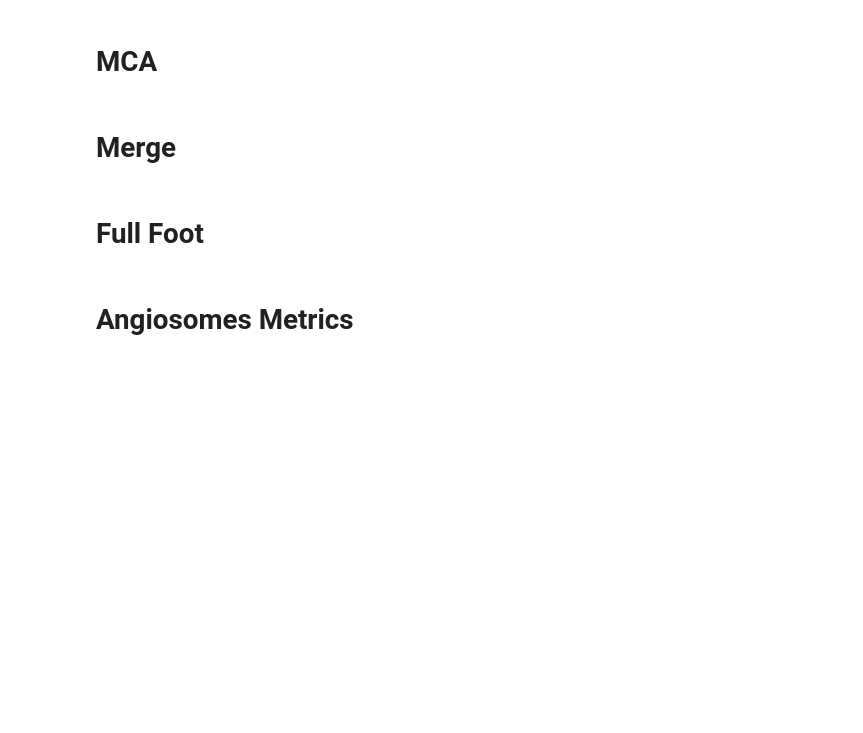
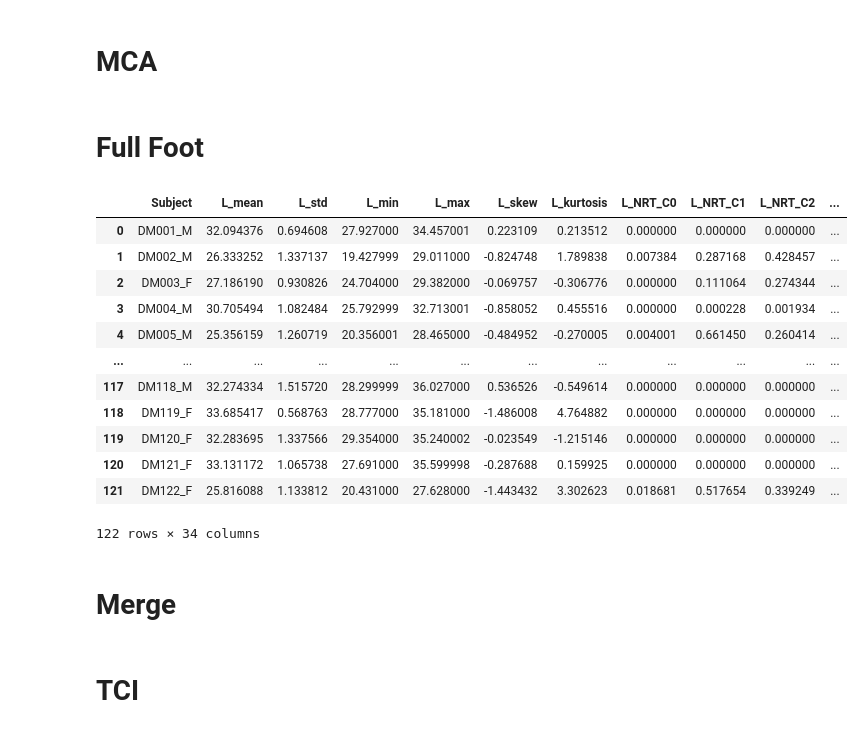
Before and after one commit to mt4sd/DFUFeatureRankingByVariationalDropout, a Jupyter notebook: test.ipynb, the cells around one changed output. Drawn from its saved outputs; the diff is of its cells as text; code cells hidden in the pictures; blank space fills up the shorter version.

Commit message:
Feature extraction from INAOE dataset

```diff
--- a/test.ipynb
+++ b/test.ipynb
@@ -74,5 +30,5 @@ def thermal_change_index(data: np.ndarray, angiosom: np.ndarray):
 # %%
-dm_group = False
+dm_group = True
 save_path = 'data/DM' if dm_group else 'data/CG'
 
 dataset = INAOEDataset(config.INAOE_DATASET_DIR, dm_group=dm_group)
@@ -90,12 +46,12 @@ def get_metrics(dataset, data:DFUData):
     expected_temerature_data = []
     hot_spot_data = []
     metrics = []
+    nrt_c0, nrt_c1, nrt_c2, nrt_c3, nrt_c4, nrt_c5, nrt_c6, nrt_c7 = [], [], [], [], [], [], [], []
 
     fulldata = None
     for idx in range(len(dataset)):
-        # data = dataset.get_subject(idx, data).to_numpy()
         subject_data = dataset.get_subject(idx, data).to_numpy()
-        subject_data = subject_data[subject_data>18] # Remove background
+        subject_data = subject_data[subject_data>18] # Remove background, temperatures lower than 18 are considered outliers!
         mean_data.append(subject_data.mean())
         std_data.append(subject_data.std())
         max_data.append(subject_data.max())
@@ -104,6 +60,19 @@ def get_metrics(dataset, data:DFUData):
         kurtosis_data.append(kurtosis(subject_data))
 
         hist, _ = np.histogram(subject_data, bins=config.EXPECTED_VALUE_INTERVAL)
+
+        # NRTClass
+        nrt_class = hist / hist.sum()
+        nrt_c0.append(nrt_class[0])
+        nrt_c1.append(nrt_class[1])
+        nrt_c2.append(nrt_class[2])
+        nrt_c3.append(nrt_class[3])
+        nrt_c4.append(nrt_class[4])
+        nrt_c5.append(nrt_class[5])
+        nrt_c6.append(nrt_class[6])
+        nrt_c7.append(nrt_class[7])
+
+        # Expected Temperature (ET) and Hot Spot Estimator
         expected_temerature_data.append(estimated_temperature(hist, config.EXPECTED_VALUE_CLUSTER))
         hot_spot_data.append(hot_spot_estimator(hist, config.EXPECTED_VALUE_CLUSTER))
 
@@ -114,8 +83,16 @@ def get_metrics(dataset, data:DFUData):
         '{}_max'.format(data.name): max_data,
         '{}_skew'.format(data.name): skew_data,
         '{}_kurtosis'.format(data.name): kurtosis_data,
+        '{}_NRT_C0'.format(data.name): nrt_c0,
+        '{}_NRT_C1'.format(data.name): nrt_c1,
+        '{}_NRT_C2'.format(data.name): nrt_c2,
+        '{}_NRT_C3'.format(data.name): nrt_c3,
+        '{}_NRT_C4'.format(data.name): nrt_c4,
+        '{}_NRT_C5'.format(data.name): nrt_c5,
+        '{}_NRT_C6'.format(data.name): nrt_c6,
+        '{}_NRT_C7'.format(data.name): nrt_c7,
         '{}_HSE'.format(data.name): hot_spot_data,
-        '{}_ET'.format(data.name): expected_temerature_data
+        '{}_ET'.format(data.name): expected_temerature_data,
     }
 
     return pd.DataFrame(metrics)
@@ -189,6 +140,33 @@ ETD = estimated_temperature_difference(mca_metrics['L_MCA_ET'], mca_metrics['R_M
 mca_metrics['MCA_ETD'] = ETD
 
 mca_metrics.to_csv(os.path.join(save_path, 'MCA/MCA_metrics.csv'), index=False)
+# %% [markdown]
+# Full Foot
+# %%
+l_metrics = get_metrics(dataset, DFUData.L)
+r_metrics = get_metrics(dataset, DFUData.R)
+
+full_metrics = pd.merge(l_metrics, r_metrics, on='Subject')
+ETD = estimated_temperature_difference(full_metrics['L_ET'], full_metrics['R_ET'])
+full_metrics['Foot_ETD'] = ETD
+
+full_metrics.to_csv(os.path.join(save_path, 'Full/Full_metrics.csv'), index=False)
+# %%
+full_metrics
+# %% [output]
+|  | Subject | L_mean | L_std | L_min | L_max | L_skew | L_kurtosis | L_NRT_C0 | L_NRT_C1 | L_NRT_C2 | ... |
+| 0 | DM001_M | 32.094376 | 0.694608 | 27.927000 | 34.457001 | 0.223109 | 0.213512 | 0.000000 | 0.000000 | 0.000000 | ... |
+| 1 | DM002_M | 26.333252 | 1.337137 | 19.427999 | 29.011000 | -0.824748 | 1.789838 | 0.007384 | 0.287168 | 0.428457 | ... |
+| 2 | DM003_F | 27.186190 | 0.930826 | 24.704000 | 29.382000 | -0.069757 | -0.306776 | 0.000000 | 0.111064 | 0.274344 | ... |
+| 3 | DM004_M | 30.705494 | 1.082484 | 25.792999 | 32.713001 | -0.858052 | 0.455516 | 0.000000 | 0.000228 | 0.001934 | ... |
+| 4 | DM005_M | 25.356159 | 1.260719 | 20.356001 | 28.465000 | -0.484952 | -0.270005 | 0.004001 | 0.661450 | 0.260414 | ... |
+| ... | ... | ... | ... | ... | ... | ... | ... | ... | ... | ... | ... |
+| 117 | DM118_M | 32.274334 | 1.515720 | 28.299999 | 36.027000 | 0.536526 | -0.549614 | 0.000000 | 0.000000 | 0.000000 | ... |
+| 118 | DM119_F | 33.685417 | 0.568763 | 28.777000 | 35.181000 | -1.486008 | 4.764882 | 0.000000 | 0.000000 | 0.000000 | ... |
+| 119 | DM120_F | 32.283695 | 1.337566 | 29.354000 | 35.240002 | -0.023549 | -1.215146 | 0.000000 | 0.000000 | 0.000000 | ... |
+| 120 | DM121_F | 33.131172 | 1.065738 | 27.691000 | 35.599998 | -0.287688 | 0.159925 | 0.000000 | 0.000000 | 0.000000 | ... |
+| 121 | DM122_F | 25.816088 | 1.133812 | 20.431000 | 27.628000 | -1.443432 | 3.302623 | 0.018681 | 0.517654 | 0.339249 | ... |
+122 rows × 34 columns
 # %% [markdown]
 # Merge
 # %%
@@ -201 +179,3 @@ angiosomes_df.to_csv(os.path.join(save_path, '{}_metrics.csv'.format(group)), in
+# %% [markdown]
+# TCI
 # %%
@@ -234,2 +210,0 @@ angiosomes_df
-# %% [markdown]
-# Full Foot
@@ -248,2 +210,0 @@ full_metrics.to_csv(os.path.join(save_path, 'Full/Full_metrics.csv'), index=Fals
-# %% [markdown]
-# Angiosomes Metrics
```
Also changed, not shown: parts of 26 cells of this notebook, 4 other files.
